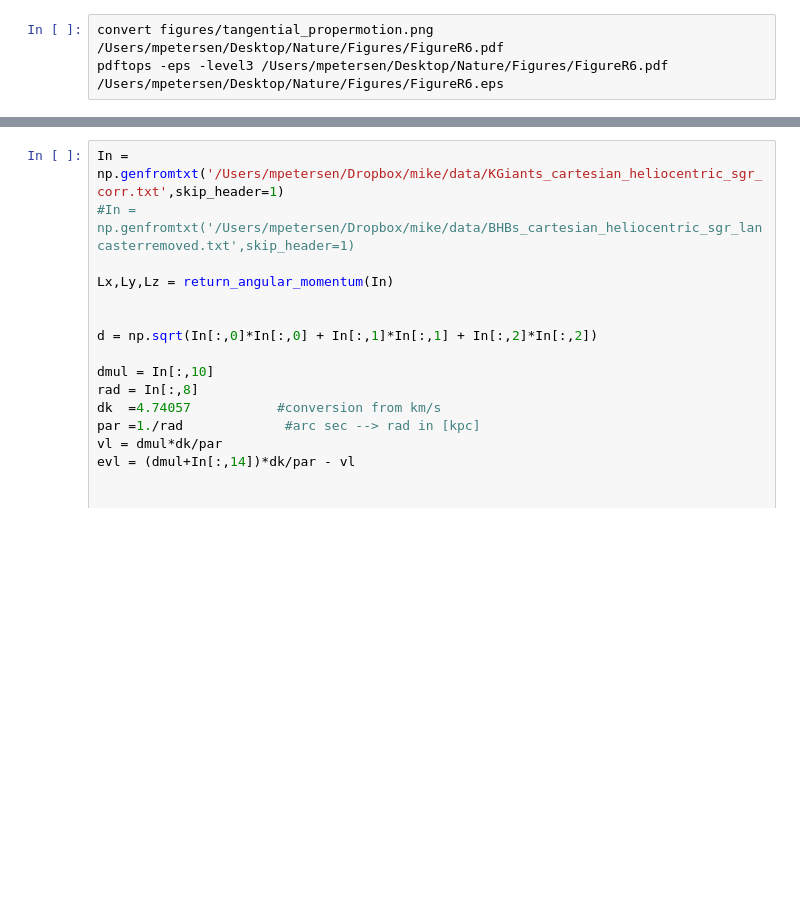
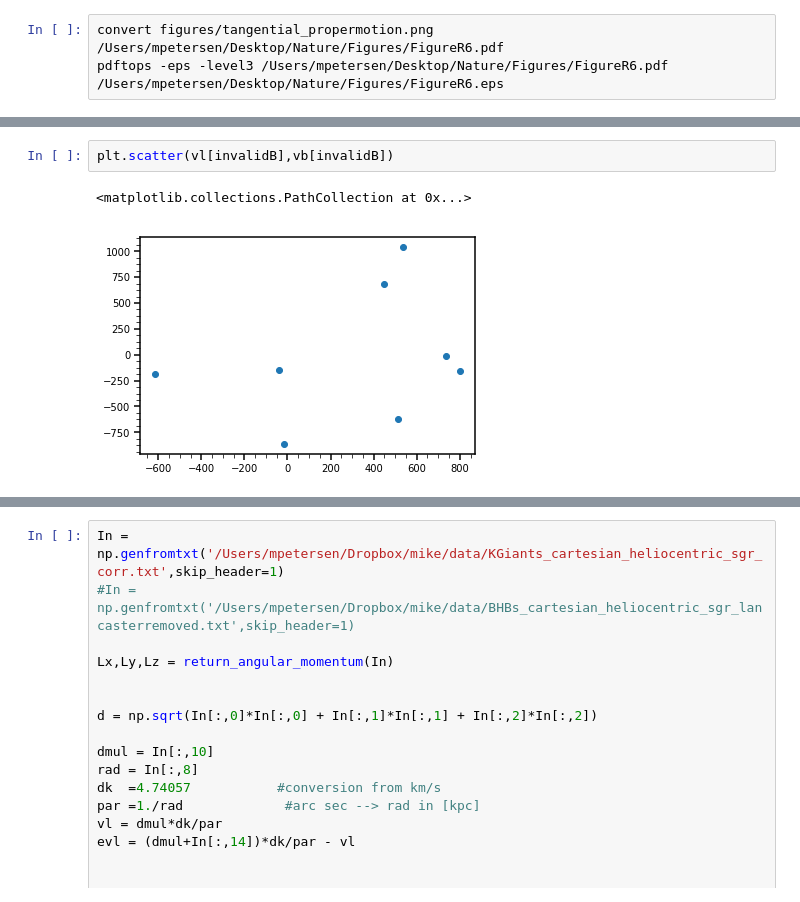
Before and after one commit to michael-petersen/ReflexMotion, a Jupyter notebook: Fig1-and-Sgr-Cleaning.ipynb, the cells around one changed output, grey strips where cells are left out. Cells and saved outputs as stored; diff of their text form; blank space fills up the shorter version.

```diff
--- a/Fig1-and-Sgr-Cleaning.ipynb
+++ b/Fig1-and-Sgr-Cleaning.ipynb
@@ -447,3 +596,8 @@ pdftops -eps -level3 /Users/mpetersen/Desktop/Nature/Figures/FigureR6.pdf /Users
+# %%
+plt.scatter(vl[invalidB],vb[invalidB])
+# %% [output]
+<matplotlib.collections.PathCollection at 0x...>
+[figure, added]
 # %%
 fig = plt.figure(figsize=(5,3))
 
```
Also changed, not shown: parts of 5 cells of this notebook, 3 other files.
